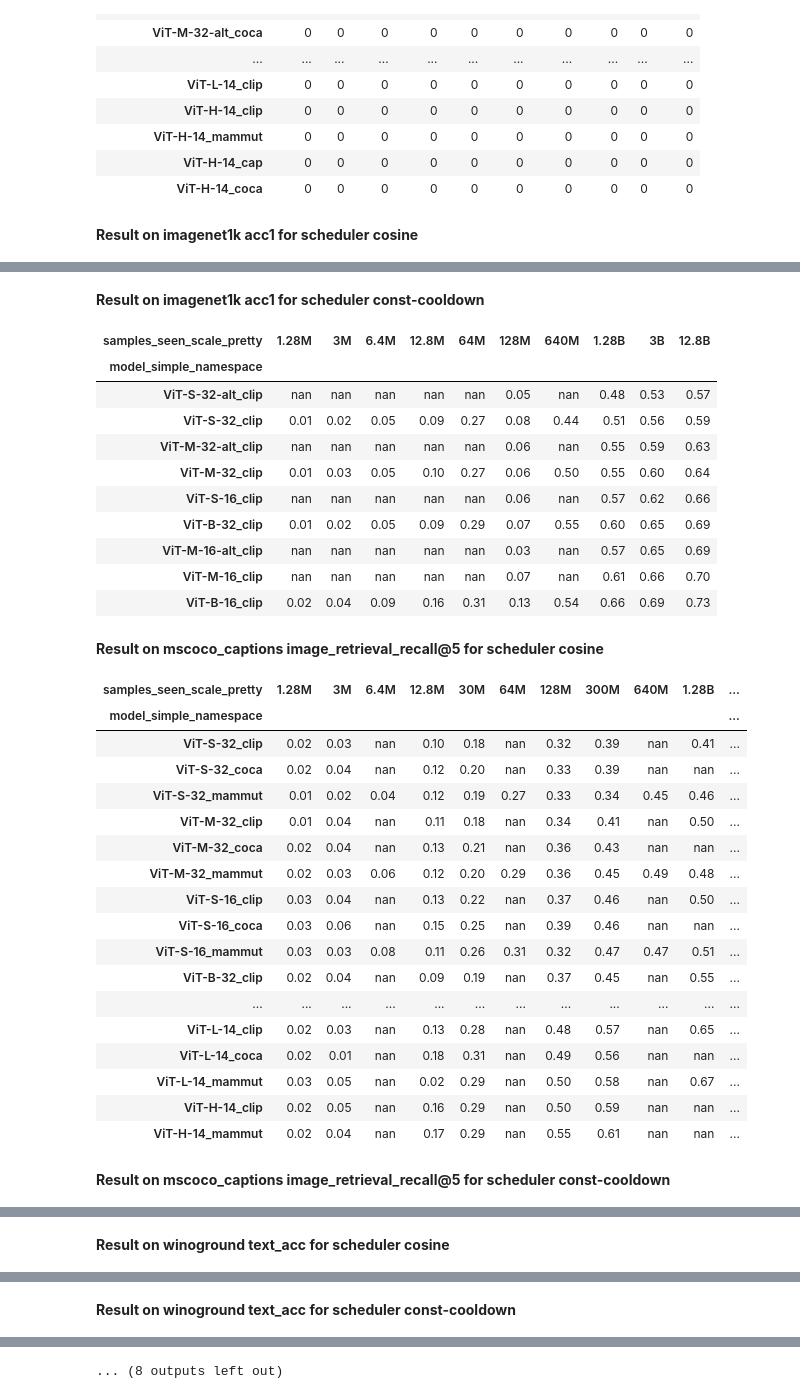
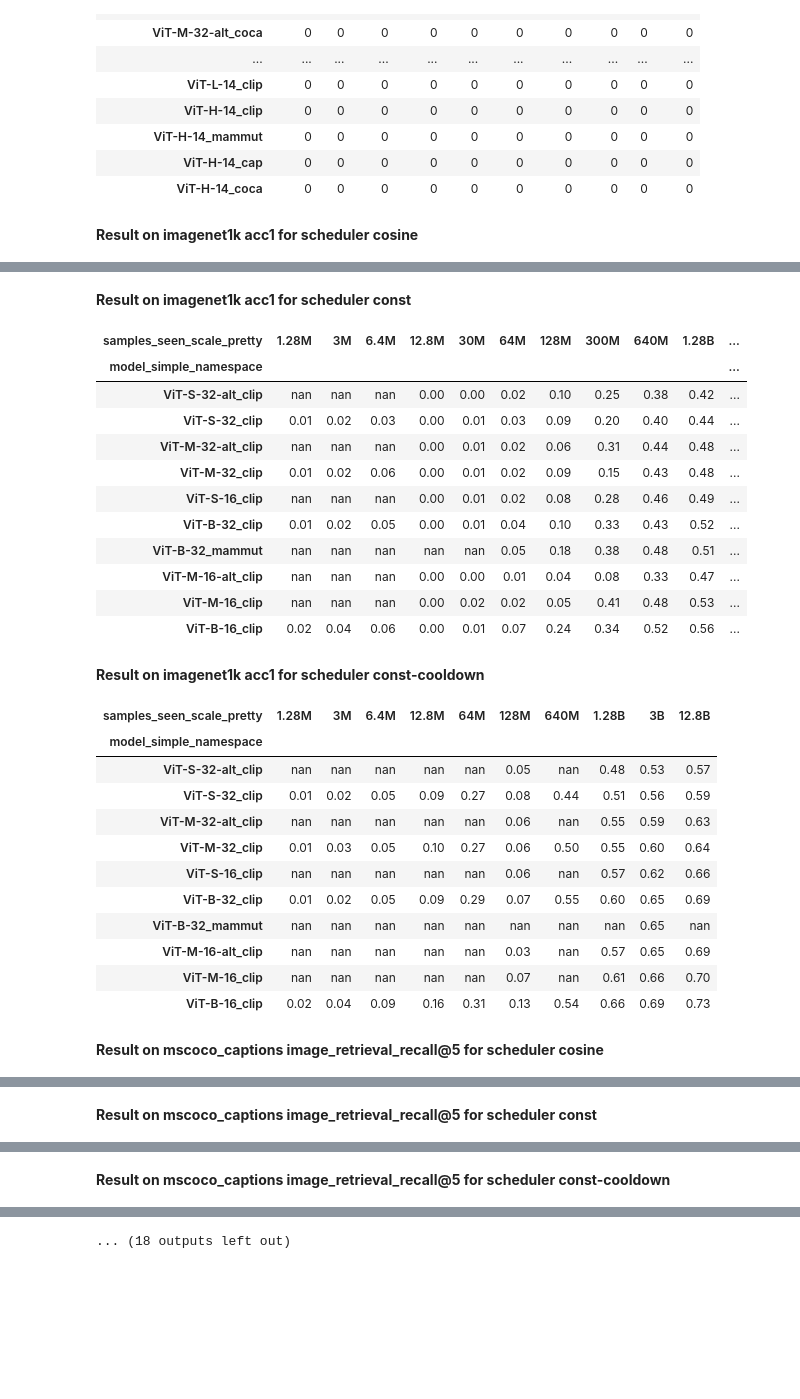
Before and after one commit to SLAMPAI/open_clip_scaling, a Jupyter notebook: overview.ipynb, the cells around one changed output, grey strips where cells are left out. Cells and saved outputs as stored; diff of their text form; code cells hidden in the pictures; blank space fills up the shorter version.

Commit message:
update results / overview

```diff
--- a/overview.ipynb
+++ b/overview.ipynb
@@ -146,12 +162,13 @@ evals = [
     ("sugar_crepe/swap_obj", "acc")
 ]
 for ds, metric in evals:
-    for scheduler in ("cosine", "const-cooldown"):
+    for scheduler in ("cosine", "const", "const-cooldown"):
 
         d = df
         d = d[d.pretrain_dataset=="datacomp_1b"]
         d = d[d.downstream_dataset==ds]
-        d = d[d.epoch==d.total_epochs]
+        if scheduler != "const":
+            d = d[d.epoch==d.total_epochs]
 
         d = d[d.lr_scheduler==scheduler]
 
@@ -177,62 +194,57 @@ for ds, metric in evals:
         d = d.format("{:.2f}")
         # replace nan cells with empty string
 
 
         #print(f"Result on {ds} {metric} for scheduler {scheduler}")
 
         # display XXX on notebook ith bold
         display_html("<b>Result on {} {} for scheduler {}</b>".format(ds, metric, scheduler), raw=True)
 
         display(d)
 # %% [output]
 Result on imagenet1k acc1 for scheduler cosine
 | samples_seen_scale_pretty | 1.28M | 3M | 6.4M | 12.8M | 30M | 64M | 128M | 300M | 640M | 1.28B | ... |
 | model_simple_namespace |  |  |  |  |  |  |  |  |  |  | ... |
 | ViT-S-32_cap | 0.00 | nan | nan | 0.04 | nan | nan | 0.16 | nan | nan | 0.28 | ... |
 | ViT-S-32_clip | 0.01 | 0.03 | nan | 0.09 | 0.19 | nan | 0.35 | 0.44 | nan | 0.48 | ... |
 | ViT-S-32_coca | 0.01 | 0.03 | nan | 0.06 | 0.20 | nan | 0.20 | 0.25 | nan | nan | ... |
 | ViT-S-32_mammut | 0.00 | 0.02 | 0.01 | 0.06 | 0.20 | 0.15 | 0.18 | 0.39 | 0.49 | 0.26 | ... |
 | ViT-M-32_cap | 0.00 | nan | nan | 0.00 | nan | nan | 0.20 | nan | nan | 0.36 | ... |
 | ViT-M-32_clip | 0.01 | 0.03 | nan | 0.10 | 0.18 | nan | 0.38 | 0.47 | nan | 0.56 | ... |
 | ViT-M-32_coca | 0.02 | 0.03 | nan | 0.12 | 0.21 | nan | 0.38 | 0.47 | nan | nan | ... |
 | ViT-M-32_mammut | 0.00 | 0.01 | 0.03 | 0.06 | 0.11 | 0.16 | 0.39 | 0.27 | 0.54 | 0.55 | ... |
 | ViT-S-16_cap | 0.00 | nan | nan | 0.05 | nan | nan | 0.20 | nan | nan | 0.33 | ... |
 | ViT-S-16_clip | 0.02 | 0.04 | nan | 0.13 | 0.23 | nan | 0.41 | 0.50 | nan | 0.57 | ... |
 | ... | ... | ... | ... | ... | ... | ... | ... | ... | ... | ... | ... |
 | ViT-L-14_clip | 0.02 | 0.03 | nan | 0.12 | 0.29 | nan | 0.52 | 0.63 | nan | 0.73 | ... |
 | ViT-L-14_coca | 0.02 | 0.01 | nan | 0.17 | 0.30 | nan | 0.55 | 0.64 | nan | nan | ... |
 | ViT-L-14_mammut | 0.02 | 0.05 | nan | 0.02 | 0.31 | nan | 0.55 | 0.65 | nan | 0.75 | ... |
 | ViT-H-14_clip | 0.01 | 0.04 | nan | 0.15 | 0.30 | nan | 0.53 | 0.65 | nan | nan | ... |
 | ViT-H-14_mammut | 0.02 | 0.04 | nan | 0.16 | 0.29 | nan | 0.59 | 0.68 | nan | nan | ... |
-Result on imagenet1k acc1 for scheduler const-cooldown
+Result on imagenet1k acc1 for scheduler const
-| samples_seen_scale_pretty | 1.28M | 3M | 6.4M | 12.8M | 64M | 128M | 640M | 1.28B | 3B | 12.8B |
-| model_simple_namespace |  |  |  |  |  |  |  |  |  |  |
-| ViT-S-32-alt_clip | nan | nan | nan | nan | nan | 0.05 | nan | 0.48 | 0.53 | 0.57 |
-| ViT-S-32_clip | 0.01 | 0.02 | 0.05 | 0.09 | 0.27 | 0.08 | 0.44 | 0.51 | 0.56 | 0.59 |
-| ViT-M-32-alt_clip | nan | nan | nan | nan | nan | 0.06 | nan | 0.55 | 0.59 | 0.63 |
-| ViT-M-32_clip | 0.01 | 0.03 | 0.05 | 0.10 | 0.27 | 0.06 | 0.50 | 0.55 | 0.60 | 0.64 |
-| ViT-S-16_clip | nan | nan | nan | nan | nan | 0.06 | nan | 0.57 | 0.62 | 0.66 |
-| ViT-B-32_clip | 0.01 | 0.02 | 0.05 | 0.09 | 0.29 | 0.07 | 0.55 | 0.60 | 0.65 | 0.69 |
-| ViT-M-16-alt_clip | nan | nan | nan | nan | nan | 0.03 | nan | 0.57 | 0.65 | 0.69 |
-| ViT-M-16_clip | nan | nan | nan | nan | nan | 0.07 | nan | 0.61 | 0.66 | 0.70 |
-| ViT-B-16_clip | 0.02 | 0.04 | 0.09 | 0.16 | 0.31 | 0.13 | 0.54 | 0.66 | 0.69 | 0.73 |
+| samples_seen_scale_pretty | 1.28M | 3M | 6.4M | 12.8M | 30M | 64M | 128M | 300M | 640M | 1.28B | ... |
+| model_simple_namespace |  |  |  |  |  |  |  |  |  |  | ... |
+| ViT-S-32-alt_clip | nan | nan | nan | 0.00 | 0.00 | 0.02 | 0.10 | 0.25 | 0.38 | 0.42 | ... |
+| ViT-S-32_clip | 0.01 | 0.02 | 0.03 | 0.00 | 0.01 | 0.03 | 0.09 | 0.20 | 0.40 | 0.44 | ... |
+| ViT-M-32-alt_clip | nan | nan | nan | 0.00 | 0.01 | 0.02 | 0.06 | 0.31 | 0.44 | 0.48 | ... |
+| ViT-M-32_clip | 0.01 | 0.02 | 0.06 | 0.00 | 0.01 | 0.02 | 0.09 | 0.15 | 0.43 | 0.48 | ... |
+| ViT-S-16_clip | nan | nan | nan | 0.00 | 0.01 | 0.02 | 0.08 | 0.28 | 0.46 | 0.49 | ... |
+| ViT-B-32_clip | 0.01 | 0.02 | 0.05 | 0.00 | 0.01 | 0.04 | 0.10 | 0.33 | 0.43 | 0.52 | ... |
+| ViT-B-32_mammut | nan | nan | nan | nan | nan | 0.05 | 0.18 | 0.38 | 0.48 | 0.51 | ... |
+| ViT-M-16-alt_clip | nan | nan | nan | 0.00 | 0.00 | 0.01 | 0.04 | 0.08 | 0.33 | 0.47 | ... |
+| ViT-M-16_clip | nan | nan | nan | 0.00 | 0.02 | 0.02 | 0.05 | 0.41 | 0.48 | 0.53 | ... |
+| ViT-B-16_clip | 0.02 | 0.04 | 0.06 | 0.00 | 0.01 | 0.07 | 0.24 | 0.34 | 0.52 | 0.56 | ... |
-Result on mscoco_captions image_retrieval_recall@5 for scheduler cosine
+Result on imagenet1k acc1 for scheduler const-cooldown
-| samples_seen_scale_pretty | 1.28M | 3M | 6.4M | 12.8M | 30M | 64M | 128M | 300M | 640M | 1.28B | ... |
-| model_simple_namespace |  |  |  |  |  |  |  |  |  |  | ... |
-| ViT-S-32_clip | 0.02 | 0.03 | nan | 0.10 | 0.18 | nan | 0.32 | 0.39 | nan | 0.41 | ... |
-| ViT-S-32_coca | 0.02 | 0.04 | nan | 0.12 | 0.20 | nan | 0.33 | 0.39 | nan | nan | ... |
-| ViT-S-32_mammut | 0.01 | 0.02 | 0.04 | 0.12 | 0.19 | 0.27 | 0.33 | 0.34 | 0.45 | 0.46 | ... |
-| ViT-M-32_clip | 0.01 | 0.04 | nan | 0.11 | 0.18 | nan | 0.34 | 0.41 | nan | 0.50 | ... |
-| ViT-M-32_coca | 0.02 | 0.04 | nan | 0.13 | 0.21 | nan | 0.36 | 0.43 | nan | nan | ... |
-| ViT-M-32_mammut | 0.02 | 0.03 | 0.06 | 0.12 | 0.20 | 0.29 | 0.36 | 0.45 | 0.49 | 0.48 | ... |
-| ViT-S-16_clip | 0.03 | 0.04 | nan | 0.13 | 0.22 | nan | 0.37 | 0.46 | nan | 0.50 | ... |
-| ViT-S-16_coca | 0.03 | 0.06 | nan | 0.15 | 0.25 | nan | 0.39 | 0.46 | nan | nan | ... |
-| ViT-S-16_mammut | 0.03 | 0.03 | 0.08 | 0.11 | 0.26 | 0.31 | 0.32 | 0.47 | 0.47 | 0.51 | ... |
-| ViT-B-32_clip | 0.02 | 0.04 | nan | 0.09 | 0.19 | nan | 0.37 | 0.45 | nan | 0.55 | ... |
-| ... | ... | ... | ... | ... | ... | ... | ... | ... | ... | ... | ... |
-| ViT-L-14_clip | 0.02 | 0.03 | nan | 0.13 | 0.28 | nan | 0.48 | 0.57 | nan | 0.65 | ... |
-| ViT-L-14_coca | 0.02 | 0.01 | nan | 0.18 | 0.31 | nan | 0.49 | 0.56 | nan | nan | ... |
-| ViT-L-14_mammut | 0.03 | 0.05 | nan | 0.02 | 0.29 | nan | 0.50 | 0.58 | nan | 0.67 | ... |
-| ViT-H-14_clip | 0.02 | 0.05 | nan | 0.16 | 0.29 | nan | 0.50 | 0.59 | nan | nan | ... |
-| ViT-H-14_mammut | 0.02 | 0.04 | nan | 0.17 | 0.29 | nan | 0.55 | 0.61 | nan | nan | ... |
+| samples_seen_scale_pretty | 1.28M | 3M | 6.4M | 12.8M | 64M | 128M | 640M | 1.28B | 3B | 12.8B |
+| model_simple_namespace |  |  |  |  |  |  |  |  |  |  |
+| ViT-S-32-alt_clip | nan | nan | nan | nan | nan | 0.05 | nan | 0.48 | 0.53 | 0.57 |
+| ViT-S-32_clip | 0.01 | 0.02 | 0.05 | 0.09 | 0.27 | 0.08 | 0.44 | 0.51 | 0.56 | 0.59 |
+| ViT-M-32-alt_clip | nan | nan | nan | nan | nan | 0.06 | nan | 0.55 | 0.59 | 0.63 |
+| ViT-M-32_clip | 0.01 | 0.03 | 0.05 | 0.10 | 0.27 | 0.06 | 0.50 | 0.55 | 0.60 | 0.64 |
+| ViT-S-16_clip | nan | nan | nan | nan | nan | 0.06 | nan | 0.57 | 0.62 | 0.66 |
+| ViT-B-32_clip | 0.01 | 0.02 | 0.05 | 0.09 | 0.29 | 0.07 | 0.55 | 0.60 | 0.65 | 0.69 |
+| ViT-B-32_mammut | nan | nan | nan | nan | nan | nan | nan | nan | 0.65 | nan |
+| ViT-M-16-alt_clip | nan | nan | nan | nan | nan | 0.03 | nan | 0.57 | 0.65 | 0.69 |
+| ViT-M-16_clip | nan | nan | nan | nan | nan | 0.07 | nan | 0.61 | 0.66 | 0.70 |
+| ViT-B-16_clip | 0.02 | 0.04 | 0.09 | 0.16 | 0.31 | 0.13 | 0.54 | 0.66 | 0.69 | 0.73 |
-Result on mscoco_captions image_retrieval_recall@5 for scheduler const-cooldown
+Result on mscoco_captions image_retrieval_recall@5 for scheduler cosine
@@ -250,3 +269,3 @@ Result on mscoco_captions image_retrieval_recall@5 for scheduler const-cooldown
-Result on winoground text_acc for scheduler cosine
+Result on mscoco_captions image_retrieval_recall@5 for scheduler const
 | samples_seen_scale_pretty | 1.28M | 3M | 6.4M | 12.8M | 30M | 64M | 128M | 300M | 640M | 1.28B | ... |
 | model_simple_namespace |  |  |  |  |  |  |  |  |  |  | ... |
@@ -269 +282 @@ Result on winoground text_acc for scheduler cosine
-Result on winoground text_acc for scheduler const-cooldown
+Result on mscoco_captions image_retrieval_recall@5 for scheduler const-cooldown
@@ -271 +295 @@ Result on winoground text_acc for scheduler const-cooldown
-... (8 outputs left out)
+... (18 outputs left out)
```
Also changed, not shown: parts of 5 cells of this notebook, 2 other files.
